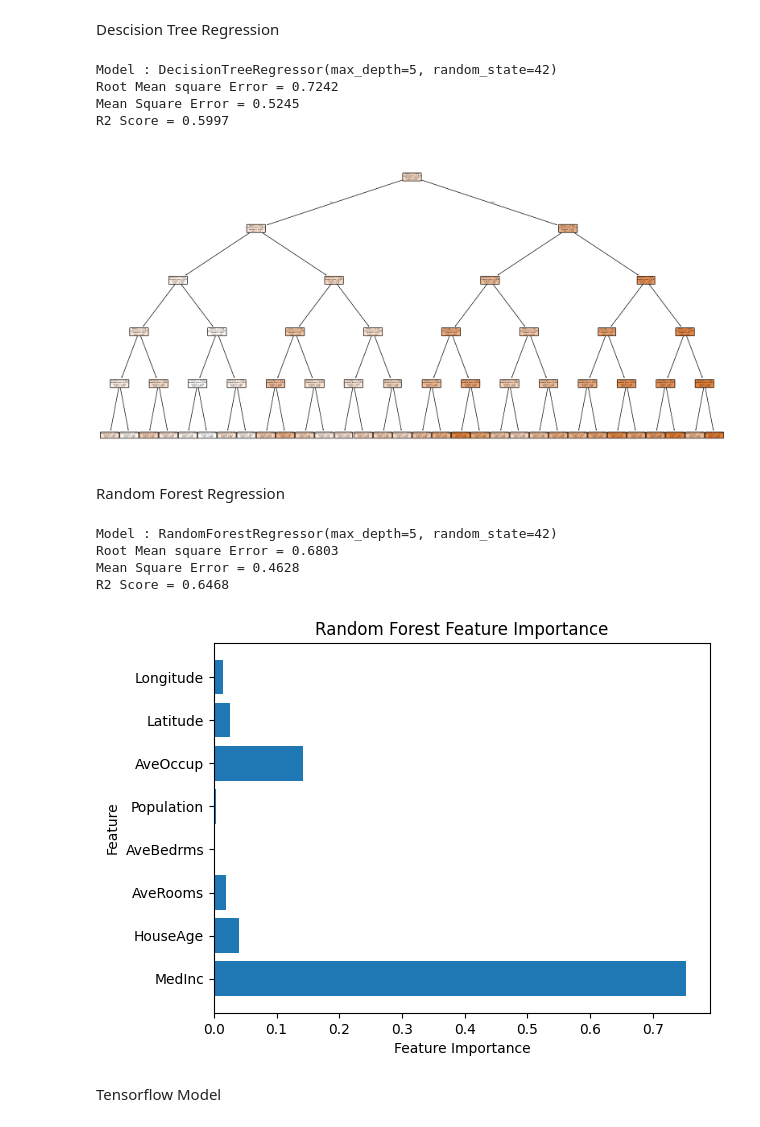
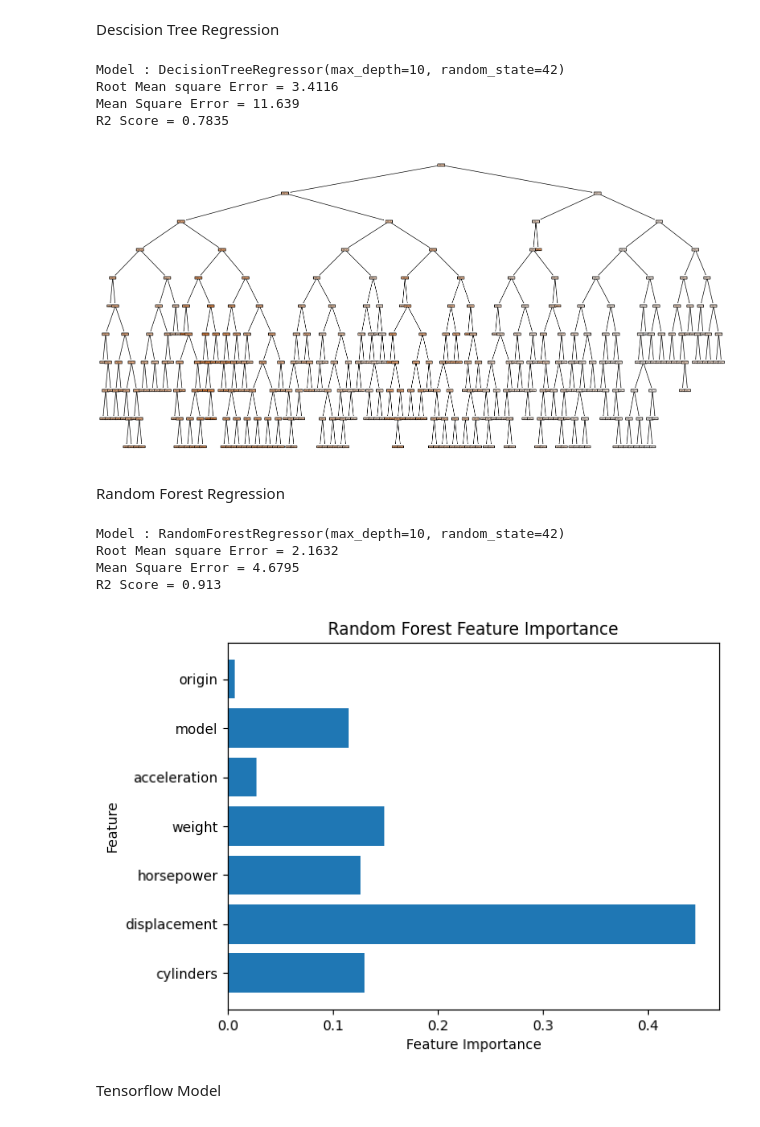
Before and after one commit to NirjharDebnath/Machine-Learning, a Jupyter notebook: Classical_ML.ipynb, the cells around one changed output. Saved outputs shown, nothing was run; the diff lists cells and outputs as text; code cells hidden in the pictures.

```diff
--- a/Classical_ML.ipynb
+++ b/Classical_ML.ipynb
@@ -174,3 +155,7 @@ for i in CLASS_NAMES_MPG:
+# %%
+data_MPG.isnull().sum()
+missing_data_MPG = True
+DATASETS["MPG"].append(missing_data_MPG)
 # %% [markdown]
 **Dataset Pipeline**
 # %%
@@ -197,7 +185,7 @@ Index(['cylinders', 'displacement', 'horsepower', 'weight', 'acceleration',
 # %% [markdown]
 ## Choose Dataset
 # %%
-DATASET_NAME = "CALIFORNIA_HOUSING"
+DATASET_NAME = "MPG"
 X = DATASETS[DATASET_NAME][0]
 Y = DATASETS[DATASET_NAME][1]
 class_name = DATASETS[DATASET_NAME][2]
@@ -209,11 +197,12 @@ X.shape, Y.shape
 
 from sklearn.impute import SimpleImputer
 
-def HandleMissingValues():
+def HandleMissingValues(X):
     imputer = SimpleImputer(strategy='mean')
     X = imputer.fit_transform(X)
-if DATASET_VALUES[3]==True:
-    HandleMissingValues()
+    return X
+if DATASETS[DATASET_NAME][3]==True:
+    X = HandleMissingValues(X)
 # %% [markdown]
 #### Model
 # %% [markdown]
@@ -383,7 +437,7 @@ from sklearn.tree import plot_tree
 
 X_train, X_test, Y_train, Y_test = train_test_split(X, Y, test_size=0.2, random_state=42)
 
-Model = DecisionTreeRegressor(max_depth=5, random_state=42)
+Model = DecisionTreeRegressor(max_depth=10, random_state=42)
 Model.fit(X_train, Y_train)
 
 Y_pred = Model.predict(X_test)
@@ -402,49 +456,49 @@ plt.figure(figsize=(20, 10))
 plot_tree(Model, feature_names=data.columns, filled=True, rounded=True)
 plt.show()
 # %% [output]
-Model : DecisionTreeRegressor(max_depth=5, random_state=42)
-Root Mean square Error = 0.7242
-Mean Square Error = 0.5245
-R2 Score = 0.5997
+Model : DecisionTreeRegressor(max_depth=10, random_state=42)
+Root Mean square Error = 3.4116
+Mean Square Error = 11.639
+R2 Score = 0.7835
-[figure, old version]
+[figure, new version]
 # %% [markdown]
 Random Forest Regression
 # %%
 from sklearn.ensemble import RandomForestRegressor
 from sklearn.metrics import mean_squared_error, r2_score, root_mean_squared_error
 from sklearn.model_selection import train_test_split
 from sklearn.tree import plot_tree
 
 X_train, X_test, Y_train, Y_test = train_test_split(X, Y, test_size=0.2, random_state=42)
 
-Model = RandomForestRegressor(max_depth=5, random_state=42)
+Model = RandomForestRegressor(max_depth=10, random_state=42)
 Model.fit(X_train, Y_train)
 
 Y_pred = Model.predict(X_test)
 
 model.append(Model)
 rmse.append(round(np.sqrt(mean_squared_error(Y_test, Y_pred)), 4))
 mse.append(round(mean_squared_error(Y_test, Y_pred), 4))
 r2.append(round(r2_score(Y_test, Y_pred), 4))
 
 print(f"Model : {Model}")
 print(f"Root Mean square Error = {rmse[-1]}")
 print(f"Mean Square Error = {mse[-1]}")
 print(f"R2 Score = {r2[-1]}")
 
 importances = Model.feature_importances_
 feature_names = class_name[:len(class_name)-1]
 plt.barh(feature_names, importances)
 plt.xlabel("Feature Importance")
 plt.ylabel("Feature")
 plt.title("Random Forest Feature Importance")
 plt.show()
 # %% [output]
-Model : RandomForestRegressor(max_depth=5, random_state=42)
-Root Mean square Error = 0.6803
-Mean Square Error = 0.4628
-R2 Score = 0.6468
+Model : RandomForestRegressor(max_depth=10, random_state=42)
+Root Mean square Error = 2.1632
+Mean Square Error = 4.6795
+R2 Score = 0.913
-[figure, old version]
+[figure, new version]
 # %% [markdown]
 Tensorflow Model
 # %%
```
Also changed, not shown: parts of 12 cells of this notebook.
